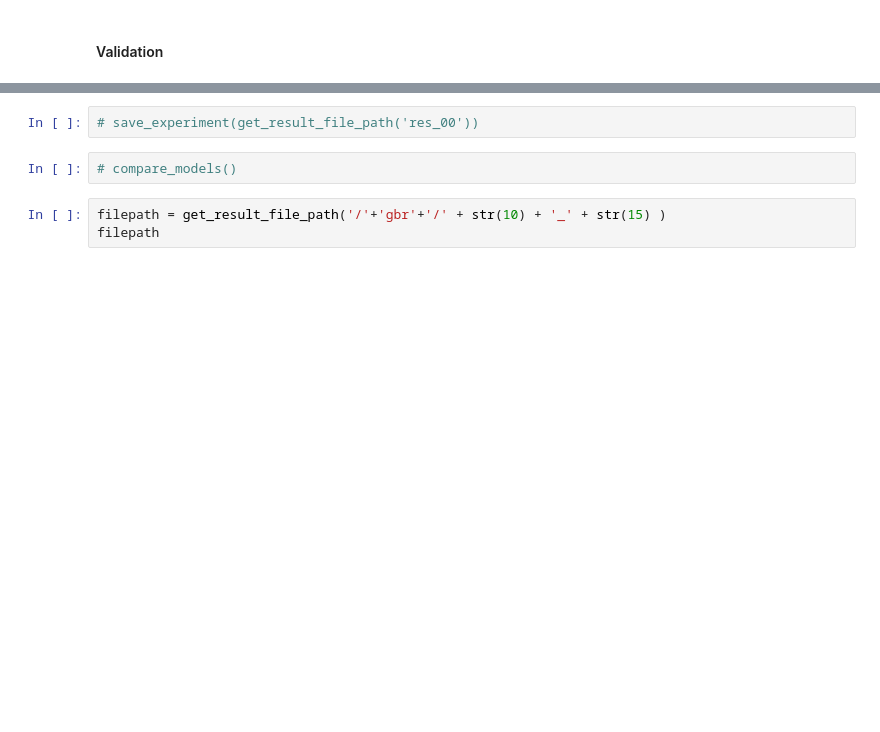
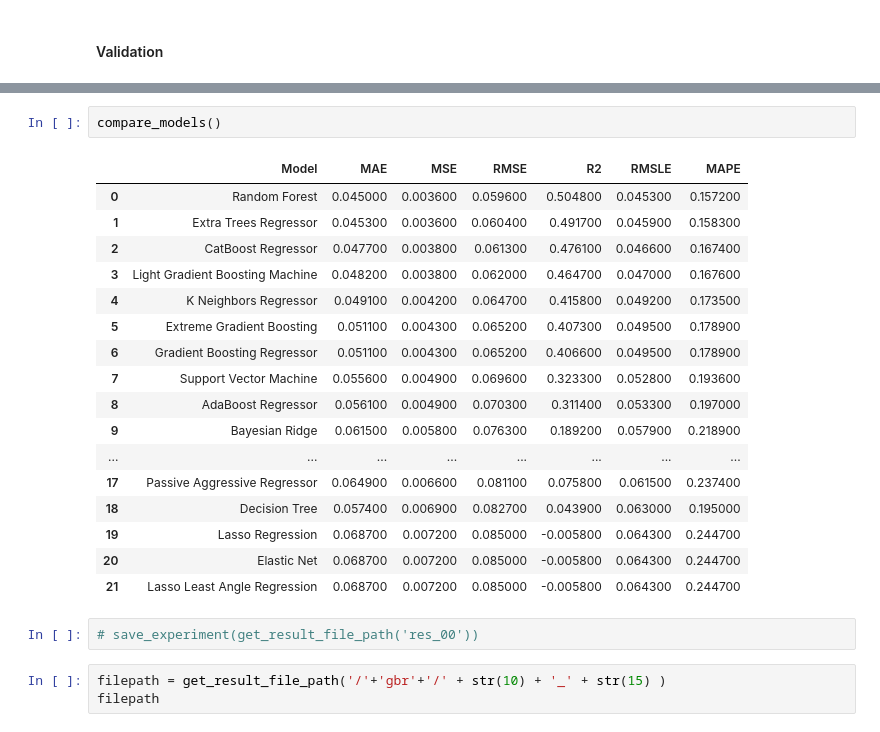
Before and after one commit to negargolestani/kinect_motion_tracking, a Jupyter notebook: regression_ml.ipynb, the cells around one changed output, grey strips where cells are left out. Saved outputs shown, nothing was run; the diff lists cells and outputs as text; blank space fills up the shorter version.

```diff
--- a/regression_ml.ipynb
+++ b/regression_ml.ipynb
@@ -144,7 +130,25 @@ plt.show()
+# %%
+compare_models()
+# %% [output]
+|  | Model | MAE | MSE | RMSE | R2 | RMSLE | MAPE |
+| 0 | Random Forest | 0.045000 | 0.003600 | 0.059600 | 0.504800 | 0.045300 | 0.157200 |
+| 1 | Extra Trees Regressor | 0.045300 | 0.003600 | 0.060400 | 0.491700 | 0.045900 | 0.158300 |
+| 2 | CatBoost Regressor | 0.047700 | 0.003800 | 0.061300 | 0.476100 | 0.046600 | 0.167400 |
+| 3 | Light Gradient Boosting Machine | 0.048200 | 0.003800 | 0.062000 | 0.464700 | 0.047000 | 0.167600 |
+| 4 | K Neighbors Regressor | 0.049100 | 0.004200 | 0.064700 | 0.415800 | 0.049200 | 0.173500 |
+| 5 | Extreme Gradient Boosting | 0.051100 | 0.004300 | 0.065200 | 0.407300 | 0.049500 | 0.178900 |
+| 6 | Gradient Boosting Regressor | 0.051100 | 0.004300 | 0.065200 | 0.406600 | 0.049500 | 0.178900 |
+| 7 | Support Vector Machine | 0.055600 | 0.004900 | 0.069600 | 0.323300 | 0.052800 | 0.193600 |
+| 8 | AdaBoost Regressor | 0.056100 | 0.004900 | 0.070300 | 0.311400 | 0.053300 | 0.197000 |
+| 9 | Bayesian Ridge | 0.061500 | 0.005800 | 0.076300 | 0.189200 | 0.057900 | 0.218900 |
+| ... | ... | ... | ... | ... | ... | ... | ... |
+| 17 | Passive Aggressive Regressor | 0.064900 | 0.006600 | 0.081100 | 0.075800 | 0.061500 | 0.237400 |
+| 18 | Decision Tree | 0.057400 | 0.006900 | 0.082700 | 0.043900 | 0.063000 | 0.195000 |
+| 19 | Lasso Regression | 0.068700 | 0.007200 | 0.085000 | -0.005800 | 0.064300 | 0.244700 |
+| 20 | Elastic Net | 0.068700 | 0.007200 | 0.085000 | -0.005800 | 0.064300 | 0.244700 |
+| 21 | Lasso Least Angle Regression | 0.068700 | 0.007200 | 0.085000 | -0.005800 | 0.064300 | 0.244700 |
 # %%
 # save_experiment(get_result_file_path('res_00'))
-# %%
-# compare_models()
 # %%
 filepath = get_result_file_path('/'+'gbr'+'/' + str(10) + '_' + str(15) )
 filepath
```
Also changed, not shown: parts of 10 cells of this notebook, 3 other files.
